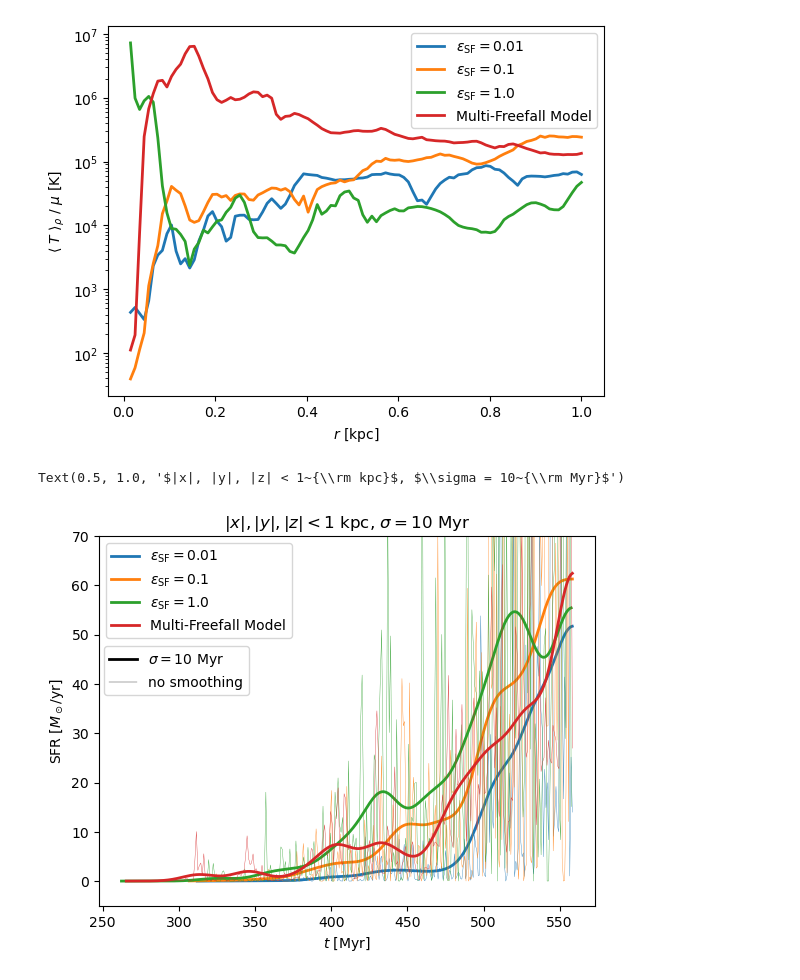
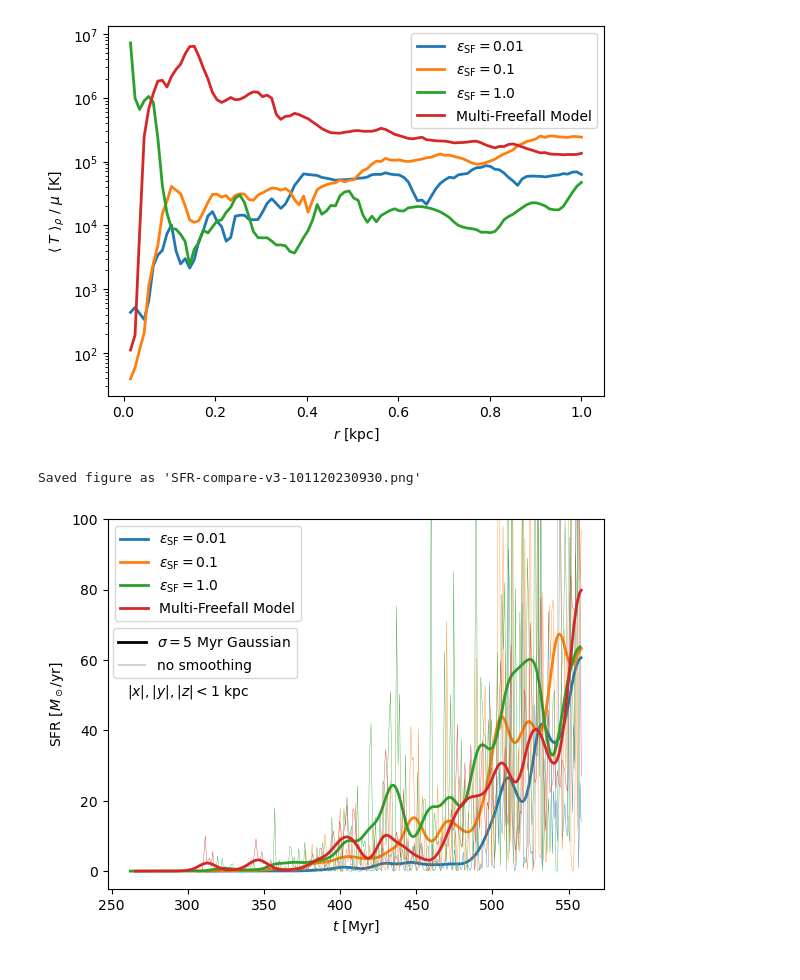
Before and after one commit to zandalman/RAMSES-analysis, a Jupyter notebook: analysis.ipynb, the cells around one changed output. Cells and saved outputs as stored; diff of their text form; code cells hidden in the pictures.

Commit message:
Made plots for Romain

```diff
--- a/analysis.ipynb
+++ b/analysis.ipynb
@@ -2,9 +2,9 @@
 from modules import *
 from sim import *
 # %%
-#sim_eps0p01 = Sim(ALPHA_EPS0P01, "gridded_data_small.npz", epsilon_SF=0.01)
-#sim_eps0p1 = Sim(ALPHA_EPS0P1, "gridded_data_small.npz", epsilon_SF=0.1)
-#sim_eps1p0 = Sim(ALPHA_EPS1P0, "gridded_data_small.npz", epsilon_SF=1.0)
+sim_eps0p01 = Sim(ALPHA_EPS0P01, "gridded_data_small.npz", epsilon_SF=0.01)
+sim_eps0p1 = Sim(ALPHA_EPS0P1, "gridded_data_small.npz", epsilon_SF=0.1)
+sim_eps1p0 = Sim(ALPHA_EPS1P0, "gridded_data_small.npz", epsilon_SF=1.0)
 sim_gas = Sim(GAS, "gridded_data_small.npz", epsilon_SF=None)
-#list_of_sim = [sim_eps0p01, sim_eps0p1, sim_eps1p0, sim_gas]
+list_of_sim = [sim_eps0p01, sim_eps0p1, sim_eps1p0, sim_gas]
 # %% [output]
@@ -462,35 +448,35 @@ Saved figure as 'temp-compare-092720231130.png'
 [figure]
 # %%
 nbins = 300
-filter_sigma = 10 * const.Myr
+filter_sigma = 5 * const.Myr
 
 for i, sim in enumerate(list_of_sim):
 
-    counts, bins = np.histogram(sim.star_birth_time, bins=nbins, weights=sim.star_mass)
+    counts, bins = np.histogram(sim.time_starbirth, bins=nbins, weights=sim.mass_star)
 
     star_birth_time_1d = bins[:-1] + np.diff(bins)[0]
     star_mass_1d = counts
     SFR_mass_1d = star_mass_1d / np.diff(bins)[0]
 
     filter_sigma_idx = filter_sigma / np.diff(star_birth_time_1d)[0]
     SFR_mass_1d_smoothed = gaussian_filter(SFR_mass_1d, sigma=filter_sigma_idx)
 
     plt.plot(star_birth_time_1d / const.Myr, SFR_mass_1d / const.M_sol * const.yr, lw=0.25, alpha=1., color='C%d' % i)
     plt.plot(star_birth_time_1d / const.Myr, SFR_mass_1d_smoothed / const.M_sol * const.yr, lw=2, label=sim.sim_latex, color='C%d' % i)
 
 plt.ylabel(r"SFR [$M_\odot / {\rm yr}$]")
 plt.xlabel(r"$t$ [Myr]")
 
 legend1 = plt.legend()
 custom_lines = [Line2D([0], [0], color='black', lw=2), Line2D([0], [0], color='black', lw=0.25)]
-legend2 = plt.legend(custom_lines, [r'$\sigma=10~{\rm Myr}$', 'no smoothing'], loc=[0.01, 0.57])
+legend2 = plt.legend(custom_lines, [r'$\sigma=%d~{\rm Myr}$ Gaussian' % (filter_sigma / const.Myr), 'no smoothing'], loc=[0.01, 0.57])
 plt.gca().add_artist(legend1)
 
-plt.ylim(-5, 70)
+plt.ylim(-5, 100)
 
-plt.title(r'$|x|, |y|, |z| < 1~{\rm kpc}$, $\sigma = 10~{\rm Myr}$')
+plt.annotate(r'$|x|, |y|, |z| < 1~{\rm kpc}$', (260, 50))
 
-# save_fig('SFR-compare')
+save_fig('SFR-compare-v3')
 # %% [output]
-Text(0.5, 1.0, '$|x|, |y|, |z| < 1~{\\rm kpc}$, $\\sigma = 10~{\\rm Myr}$')
+Saved figure as 'SFR-compare-v3-101120230930.png'
-[figure, old version]
+[figure, new version]
```
Also changed, not shown: parts of 16 cells of this notebook, 2 other files.
